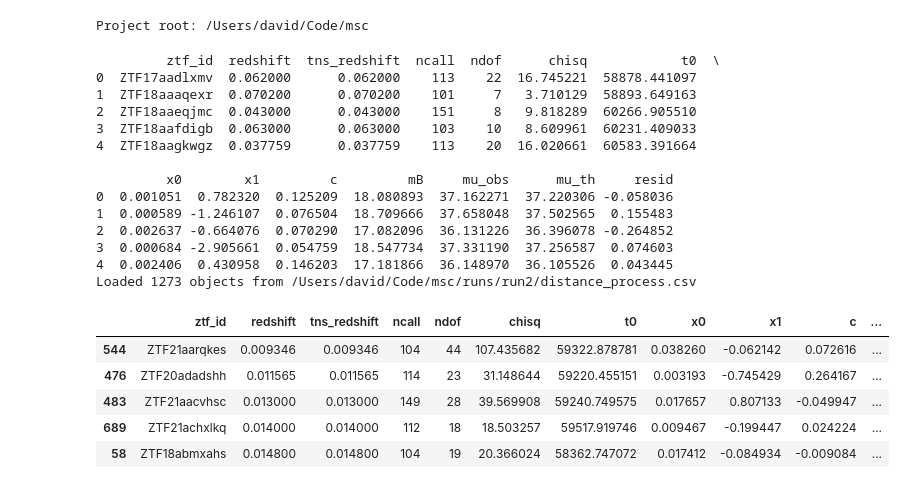
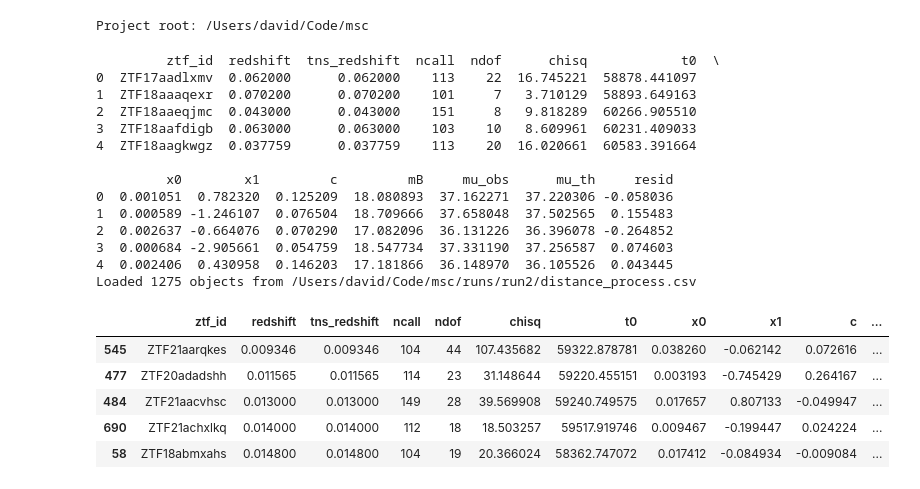
Before and after one commit to heffernan111/msc-dissertation, a Jupyter notebook: src/6_plotHubbleDiagram.ipynb, the cells around one changed output. Drawn from its saved outputs; the diff is of its cells as text; code cells hidden in the pictures.

Commit message:
use highest precision redshift

```diff
--- a/src/6_plotHubbleDiagram.ipynb
+++ b/src/6_plotHubbleDiagram.ipynb
@@ -20,40 +20,40 @@ run_name = input("Enter the run name: ").strip()
 run_folder = project_root / "runs" / run_name
 distance_process_path = run_folder / "distance_process.csv"
 
 if not distance_process_path.exists():
     raise FileNotFoundError(f"No distance_process.csv found at {distance_process_path}")
 
 df = pd.read_csv(distance_process_path)
 print(df.head())
 
-# Filter to z > 0 and sort by redshift for plotting
-dfp = df[df["tns_redshift"] > 0].sort_values("tns_redshift").copy()
+# Filter to z > 0 and sort by redshift for plotting (use redshift = best available from fit)
+dfp = df[df["redshift"] > 0].sort_values("redshift").copy()
 # Drop invalid rows for distance moduli or residuals
-valid = np.isfinite(dfp["mu_obs"]) & np.isfinite(dfp["tns_redshift"])
+valid = np.isfinite(dfp["mu_obs"]) & np.isfinite(dfp["redshift"])
 dfp = dfp.loc[valid]
 if len(dfp) < len(df):
     print(f"Dropped {len(df) - len(dfp)} rows")
 print(f"Loaded {len(dfp)} objects from {distance_process_path}")
 dfp.head()
 # %% [output]
          ztf_id  redshift  tns_redshift  ncall  ndof      chisq            t0  \
 0  ZTF17aadlxmv  0.062000      0.062000    113    22  16.745221  58878.441097
 1  ZTF18aaaqexr  0.070200      0.070200    101     7   3.710129  58893.649163
 2  ZTF18aaeqjmc  0.043000      0.043000    151     8   9.818289  60266.905510
 3  ZTF18aafdigb  0.063000      0.063000    103    10   8.609961  60231.409033
 4  ZTF18aagkwgz  0.037759      0.037759    113    20  16.020661  60583.391664
 
          x0        x1         c         mB     mu_obs      mu_th     resid
 0  0.001051  0.782320  0.125209  18.080893  37.162271  37.220306 -0.058036
 1  0.000589 -1.246107  0.076504  18.709666  37.658048  37.502565  0.155483
 2  0.002637 -0.664076  0.070290  17.082096  36.131226  36.396078 -0.264852
 3  0.000684 -2.905661  0.054759  18.547734  37.331190  37.256587  0.074603
 4  0.002406  0.430958  0.146203  17.181866  36.148970  36.105526  0.043445
-Loaded 1273 objects from /Users/david/Code/msc/runs/run2/distance_process.csv
+Loaded 1275 objects from /Users/david/Code/msc/runs/run2/distance_process.csv
 |  | ztf_id | redshift | tns_redshift | ncall | ndof | chisq | t0 | x0 | x1 | c | ... |
-| 544 | ZTF21aarqkes | 0.009346 | 0.009346 | 104 | 44 | 107.435682 | 59322.878781 | 0.038260 | -0.062142 | 0.072616 | ... |
-| 476 | ZTF20adadshh | 0.011565 | 0.011565 | 114 | 23 | 31.148644 | 59220.455151 | 0.003193 | -0.745429 | 0.264167 | ... |
-| 483 | ZTF21aacvhsc | 0.013000 | 0.013000 | 149 | 28 | 39.569908 | 59240.749575 | 0.017657 | 0.807133 | -0.049947 | ... |
-| 689 | ZTF21achxlkq | 0.014000 | 0.014000 | 112 | 18 | 18.503257 | 59517.919746 | 0.009467 | -0.199447 | 0.024224 | ... |
+| 545 | ZTF21aarqkes | 0.009346 | 0.009346 | 104 | 44 | 107.435682 | 59322.878781 | 0.038260 | -0.062142 | 0.072616 | ... |
+| 477 | ZTF20adadshh | 0.011565 | 0.011565 | 114 | 23 | 31.148644 | 59220.455151 | 0.003193 | -0.745429 | 0.264167 | ... |
+| 484 | ZTF21aacvhsc | 0.013000 | 0.013000 | 149 | 28 | 39.569908 | 59240.749575 | 0.017657 | 0.807133 | -0.049947 | ... |
+| 690 | ZTF21achxlkq | 0.014000 | 0.014000 | 112 | 18 | 18.503257 | 59517.919746 | 0.009467 | -0.199447 | 0.024224 | ... |
 | 58 | ZTF18abmxahs | 0.014800 | 0.014800 | 104 | 19 | 20.366024 | 58362.747072 | 0.017412 | -0.084934 | -0.009084 | ... |
 # %%
```
Also changed, not shown: parts of 2 cells of this notebook, 2 other files.
